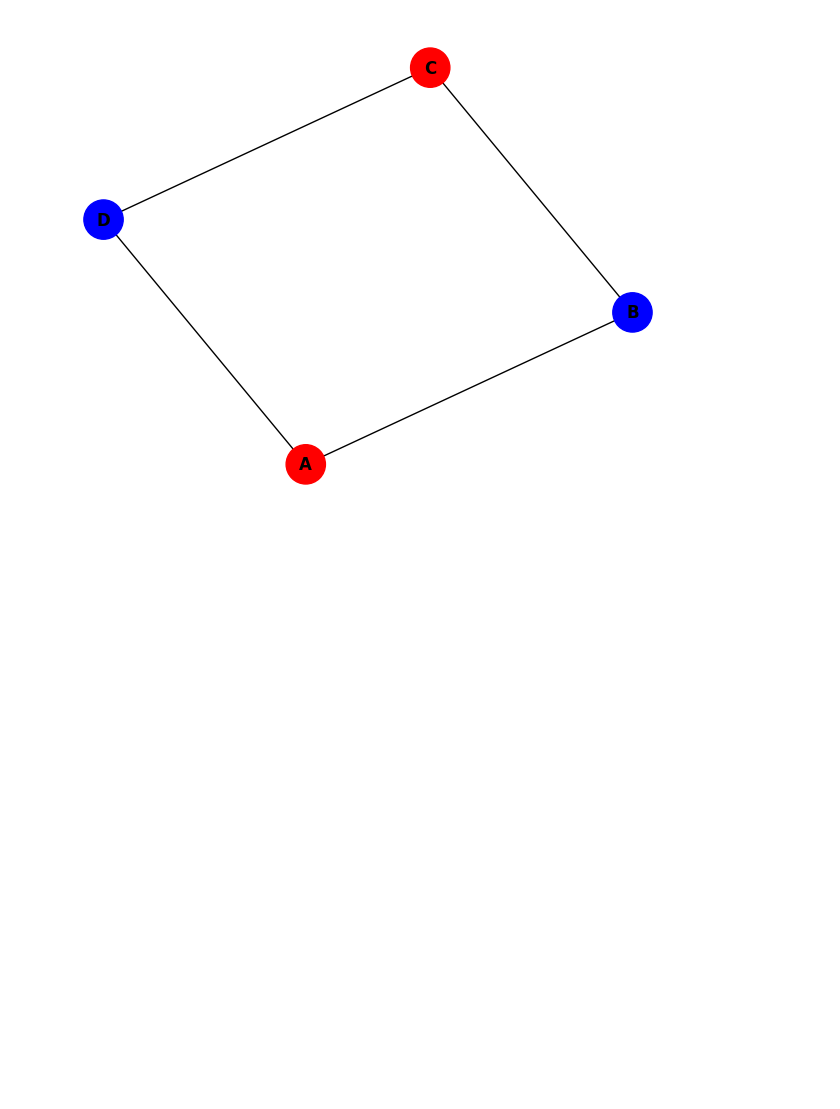
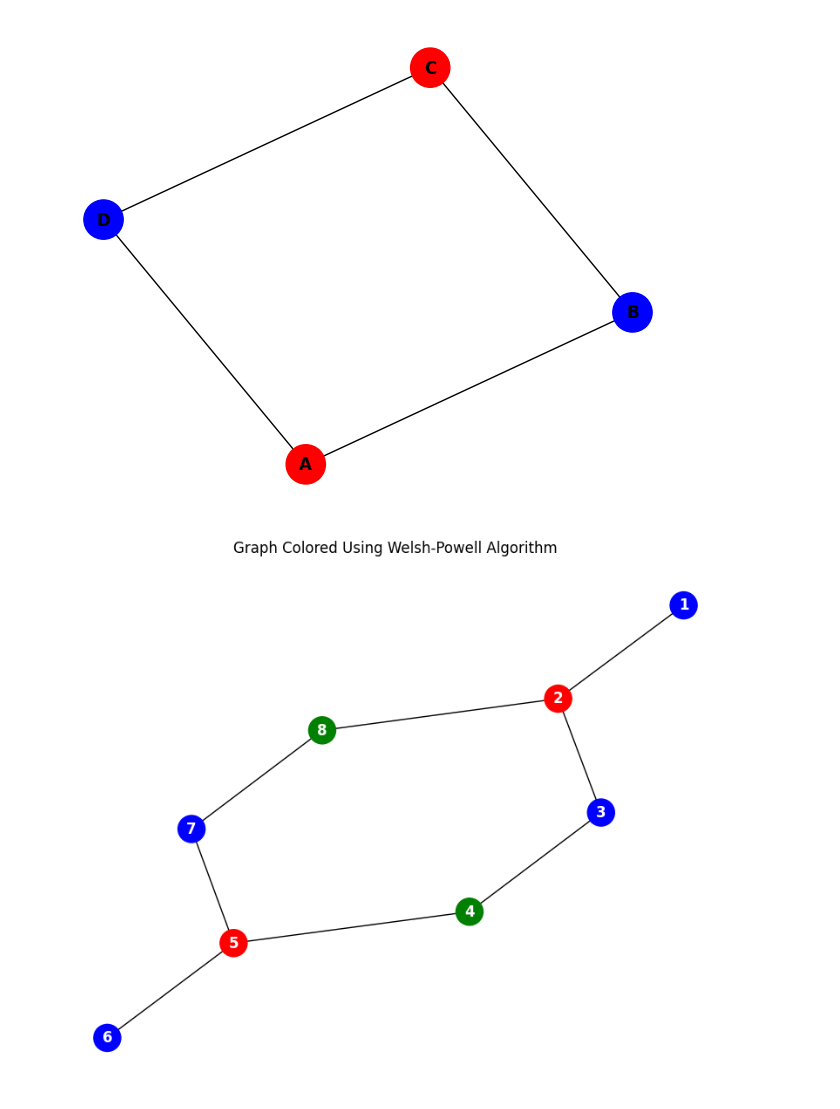
Before and after one commit to GwennGrs/Coloration-d-un-graphe, a Jupyter notebook: welsh_powel.ipynb, the cells around one changed output. Saved outputs shown, nothing was run; the diff lists cells and outputs as text; code cells hidden in the pictures; blank space fills up the shorter version.

```diff
--- a/welsh_powel.ipynb
+++ b/welsh_powel.ipynb
@@ -67,3 +68,23 @@ nx.draw(G, with_labels=True, node_color=colors, node_size=800, font_weight='bold
 plt.show()
 # %% [output]
 [figure]
+# %%
+S = [1, 2, 3, 4, 5, 6, 7, 8]
+A = [(1, 2), (2, 3), (3, 4), (4, 5), (5, 7), (7, 8), (8, 2), (5, 6)]
+
+result = Welsh_Powell(S, A)
+G = nx.Graph()
+G.add_nodes_from(S)
+G.add_edges_from(A)
+
+color_map = {1: 'red', 2: 'blue', 3: 'green'}  # Map color numbers to visual colors
+node_colors = [color_map[color] for color in result]
+
+pos = nx.spring_layout(G)
+
+plt.figure(figsize=(8, 6))
+nx.draw(G, pos, with_labels=True, node_color=node_colors, node_size=500, font_size=12, font_color='white', font_weight='bold')
+plt.title("Graph Colored Using Welsh-Powell Algorithm")
+plt.show()
+# %% [output]
+[figure, added]
```
Also changed, not shown: parts of 1 cell of this notebook.
